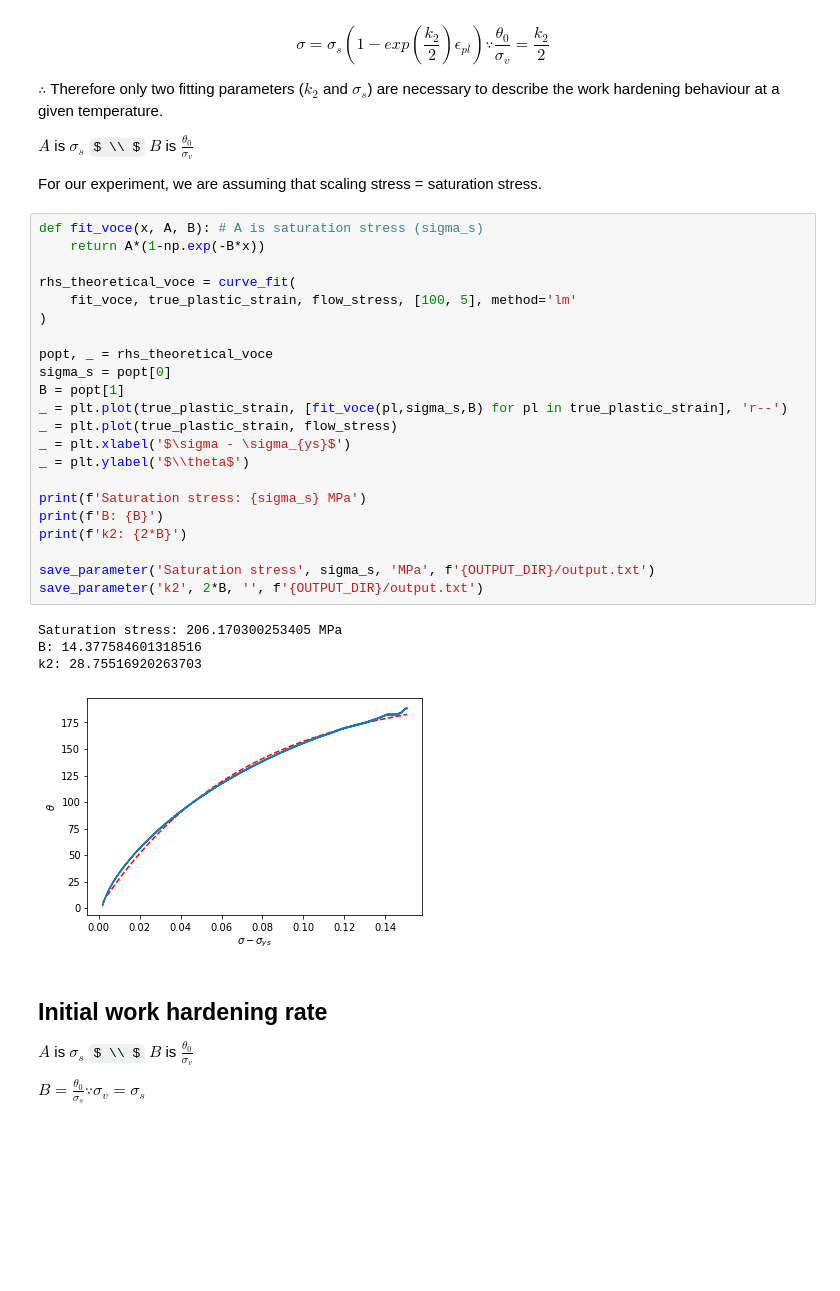
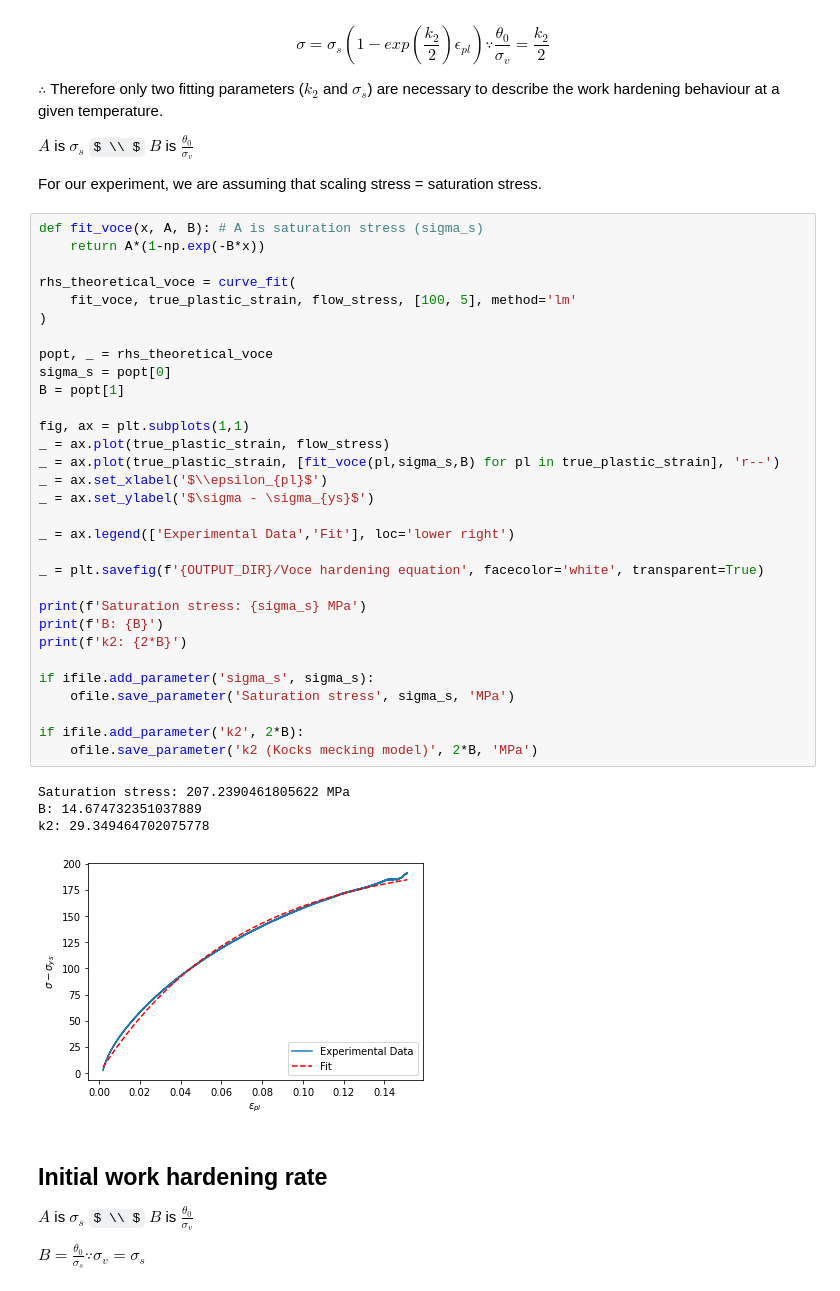
Before and after one commit to algomaster99/meta-btp, a Jupyter notebook: work_hardening_analysis.ipynb, the cells around one changed output. Drawn from its saved outputs; the diff is of its cells as text; some formulas as TeX source; blank space fills up the shorter version.

```diff
--- a/work_hardening_analysis.ipynb
+++ b/work_hardening_analysis.ipynb
@@ -73,30 +101,39 @@ For our experiment, we are assuming that scaling stress = saturation stress.
 # %%
 def fit_voce(x, A, B): # A is saturation stress (sigma_s)
     return A*(1-np.exp(-B*x))
 
 rhs_theoretical_voce = curve_fit(
     fit_voce, true_plastic_strain, flow_stress, [100, 5], method='lm'
 )
 
 popt, _ = rhs_theoretical_voce
 sigma_s = popt[0]
 B = popt[1]
-_ = plt.plot(true_plastic_strain, [fit_voce(pl,sigma_s,B) for pl in true_plastic_strain], 'r--')
-_ = plt.plot(true_plastic_strain, flow_stress)
-_ = plt.xlabel('$\sigma - \sigma_{ys}$')
-_ = plt.ylabel('$\\theta$')
+
+fig, ax = plt.subplots(1,1)
+_ = ax.plot(true_plastic_strain, flow_stress)
+_ = ax.plot(true_plastic_strain, [fit_voce(pl,sigma_s,B) for pl in true_plastic_strain], 'r--')
+_ = ax.set_xlabel('$\\epsilon_{pl}$')
+_ = ax.set_ylabel('$\sigma - \sigma_{ys}$')
+
+_ = ax.legend(['Experimental Data','Fit'], loc='lower right')
+
+_ = plt.savefig(f'{OUTPUT_DIR}/Voce hardening equation', facecolor='white', transparent=True)
 
 print(f'Saturation stress: {sigma_s} MPa')
 print(f'B: {B}')
 print(f'k2: {2*B}')
 
-save_parameter('Saturation stress', sigma_s, 'MPa', f'{OUTPUT_DIR}/output.txt')
-save_parameter('k2', 2*B, '', f'{OUTPUT_DIR}/output.txt')
+if ifile.add_parameter('sigma_s', sigma_s):
+    ofile.save_parameter('Saturation stress', sigma_s, 'MPa')
+
+if ifile.add_parameter('k2', 2*B):
+    ofile.save_parameter('k2 (Kocks mecking model)', 2*B, 'MPa')
 # %% [output]
-Saturation stress: 206.170300253405 MPa
-B: 14.377584601318516
-k2: 28.75516920263703
+Saturation stress: 207.2390461805622 MPa
+B: 14.674732351037889
+k2: 29.349464702075778
-[figure, old version]
+[figure, new version]
 # %% [markdown]
 ## Initial work hardening rate
 
```
Also changed, not shown: parts of 7 cells of this notebook, 2 other files.
